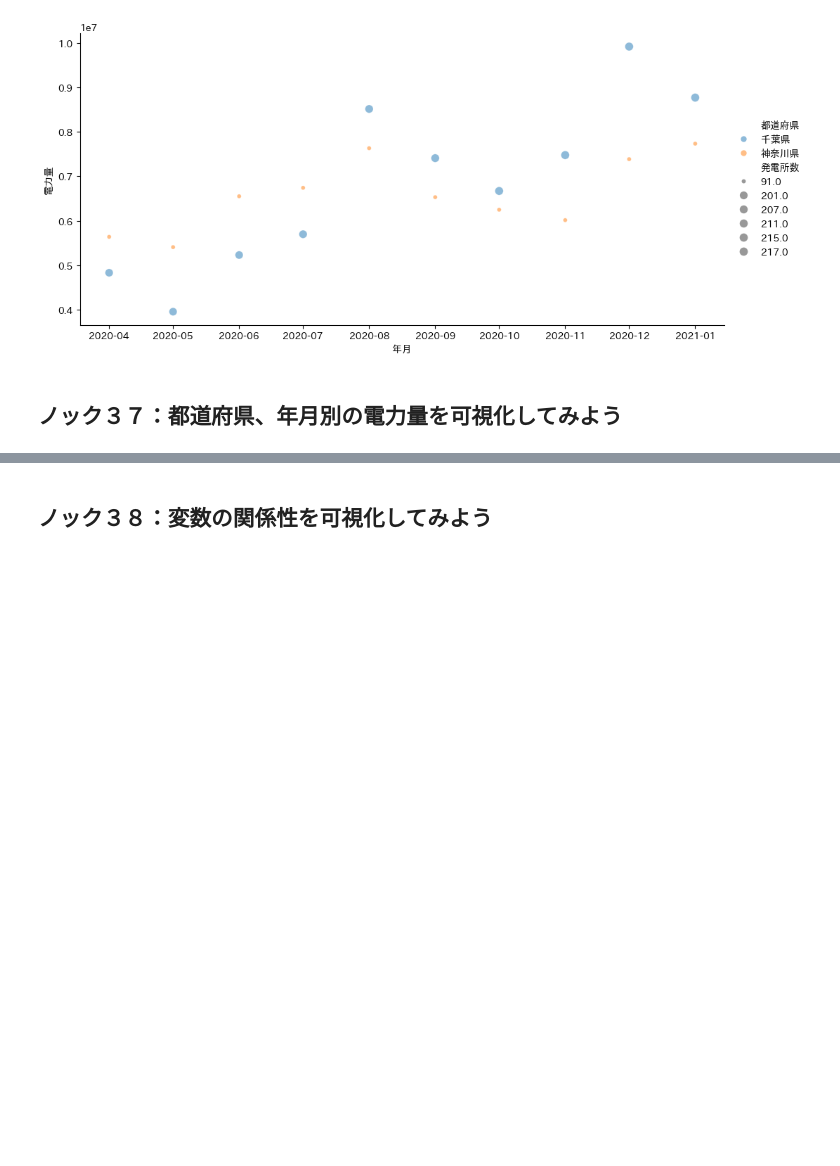
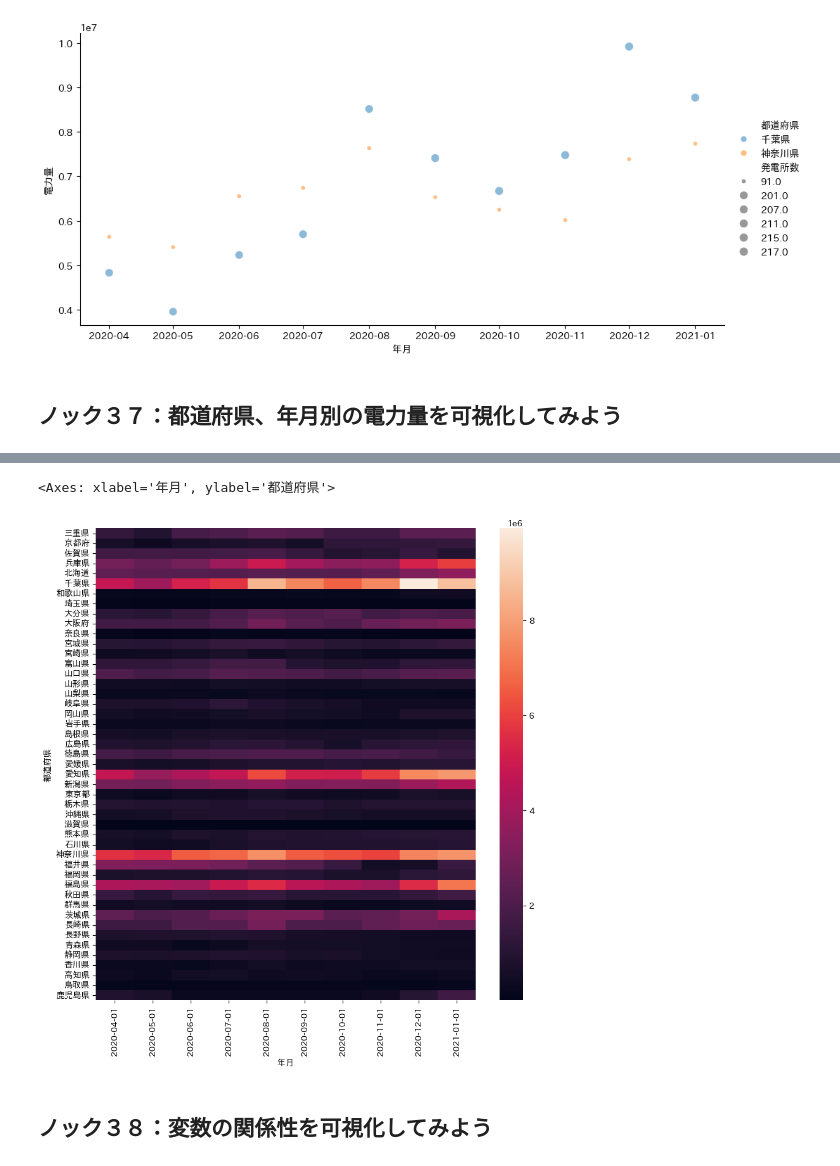
Before and after one commit to shake345/Python100knock, a Jupyter notebook: 2章_加工.ipynb, the cells around one changed output, grey strips where cells are left out. Saved outputs shown, nothing was run; the diff lists cells and outputs as text; code cells hidden in the pictures; blank space fills up the shorter version.

```diff
--- a/2章_加工.ipynb
+++ b/2章_加工.ipynb
@@ -633,2 +638,8 @@ viz_data.head()
+# %%
+plt.figure(figsize=(10,10))
+sns.heatmap(viz_data)
+# %% [output]
+<Axes: xlabel='年月', ylabel='都道府県'>
+[figure, added]
 # %% [markdown]
 ## ノック３８：変数の関係性を可視化してみよう
```
Also changed, not shown: parts of 11 cells of this notebook.
